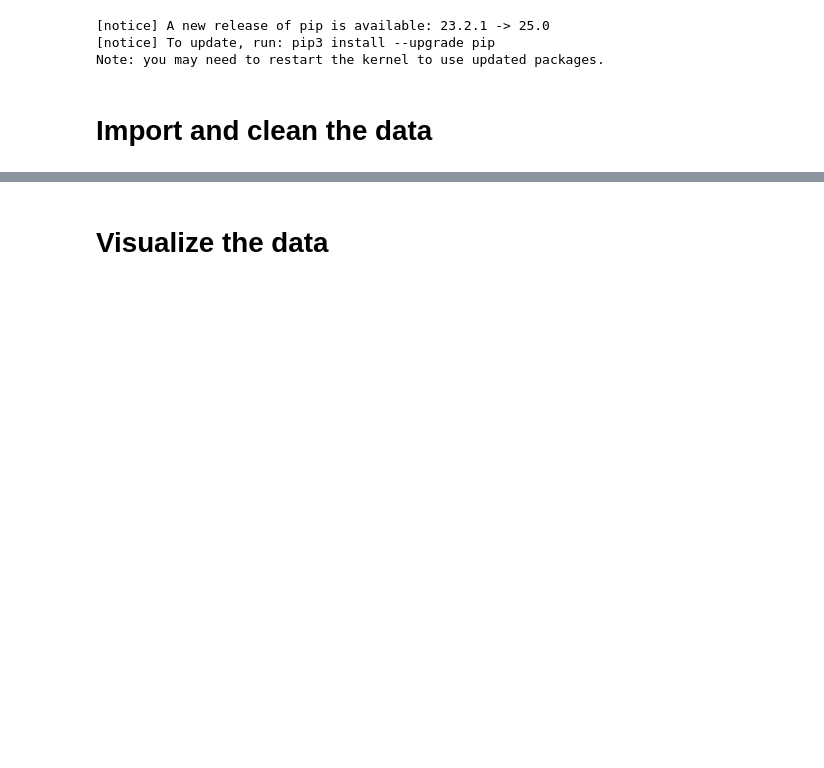
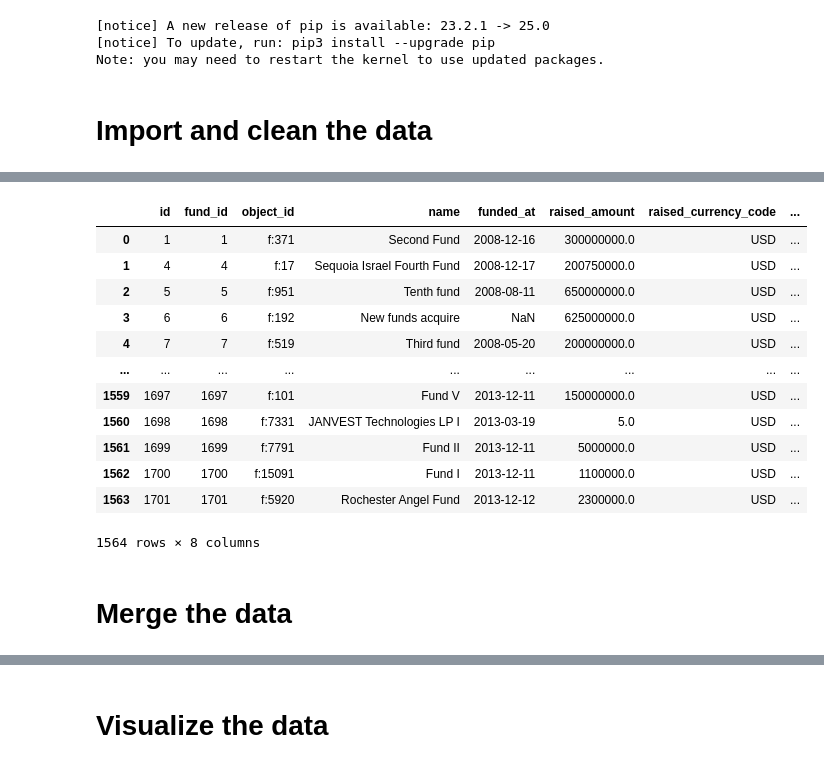
Before and after one commit to ECO225-W2025/eco225-project-code-bollarzhao, a Jupyter notebook: project 1.ipynb, the cells around one changed output, grey strips where cells are left out. Saved outputs shown, nothing was run; the diff lists cells and outputs as text; code cells hidden in the pictures; blank space fills up the shorter version.

```diff
--- a/project 1.ipynb
+++ b/project 1.ipynb
@@ -93,0 +33,21 @@ investments = investments.drop(columns=['created_at', 'updated_at'])
+# %%
+funds = pd.read_csv("/Users/zzybollar/Downloads/archive/funds.csv")
+funding_rounds = pd.read_csv("/Users/zzybollar/Downloads/archive/funding_rounds.csv")
+funding_rounds = funding_rounds.dropna()
+funds = funds.merge(funding_rounds[['id', 'raised_amount_usd']], on='id', how='left')
+funds = funds.drop(columns=['source_url','source_description','created_at','updated_at'])
+funds
+# %% [output]
+|  | id | fund_id | object_id | name | funded_at | raised_amount | raised_currency_code | ... |
+| 0 | 1 | 1 | f:371 | Second Fund | 2008-12-16 | 300000000.0 | USD | ... |
+| 1 | 4 | 4 | f:17 | Sequoia Israel Fourth Fund | 2008-12-17 | 200750000.0 | USD | ... |
+| 2 | 5 | 5 | f:951 | Tenth fund | 2008-08-11 | 650000000.0 | USD | ... |
+| 3 | 6 | 6 | f:192 | New funds acquire | NaN | 625000000.0 | USD | ... |
+| 4 | 7 | 7 | f:519 | Third fund | 2008-05-20 | 200000000.0 | USD | ... |
+| ... | ... | ... | ... | ... | ... | ... | ... | ... |
+| 1559 | 1697 | 1697 | f:101 | Fund V | 2013-12-11 | 150000000.0 | USD | ... |
+| 1560 | 1698 | 1698 | f:7331 | JANVEST Technologies LP I | 2013-03-19 | 5.0 | USD | ... |
+| 1561 | 1699 | 1699 | f:7791 | Fund II | 2013-12-11 | 5000000.0 | USD | ... |
+| 1562 | 1700 | 1700 | f:15091 | Fund I | 2013-12-11 | 1100000.0 | USD | ... |
+| 1563 | 1701 | 1701 | f:5920 | Rochester Angel Fund | 2013-12-12 | 2300000.0 | USD | ... |
+1564 rows × 8 columns
@@ -93,0 +57,2 @@ investments = investments.drop(columns=['created_at', 'updated_at'])
+# %% [markdown]
+# Merge the data
```
Also changed, not shown: parts of 23 cells of this notebook, 9 other files.
